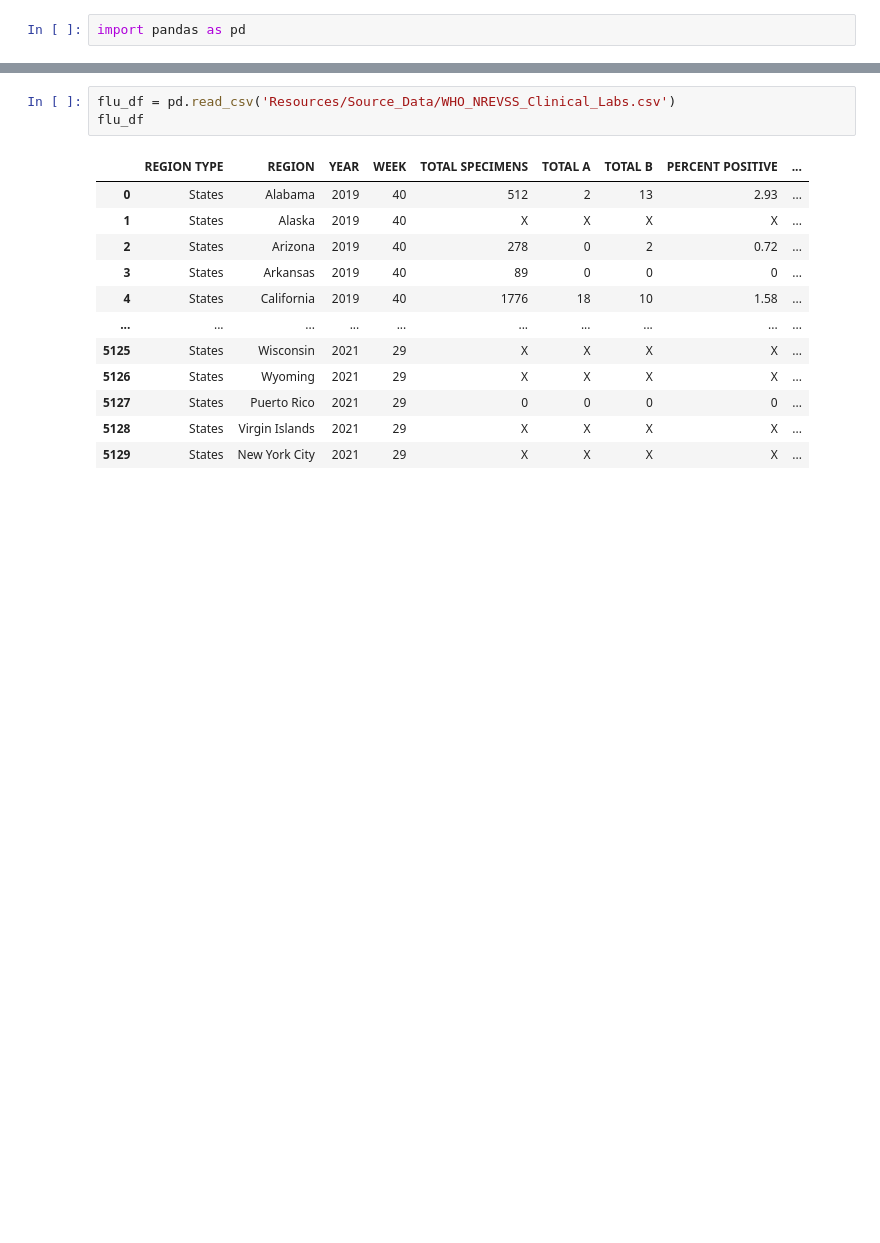
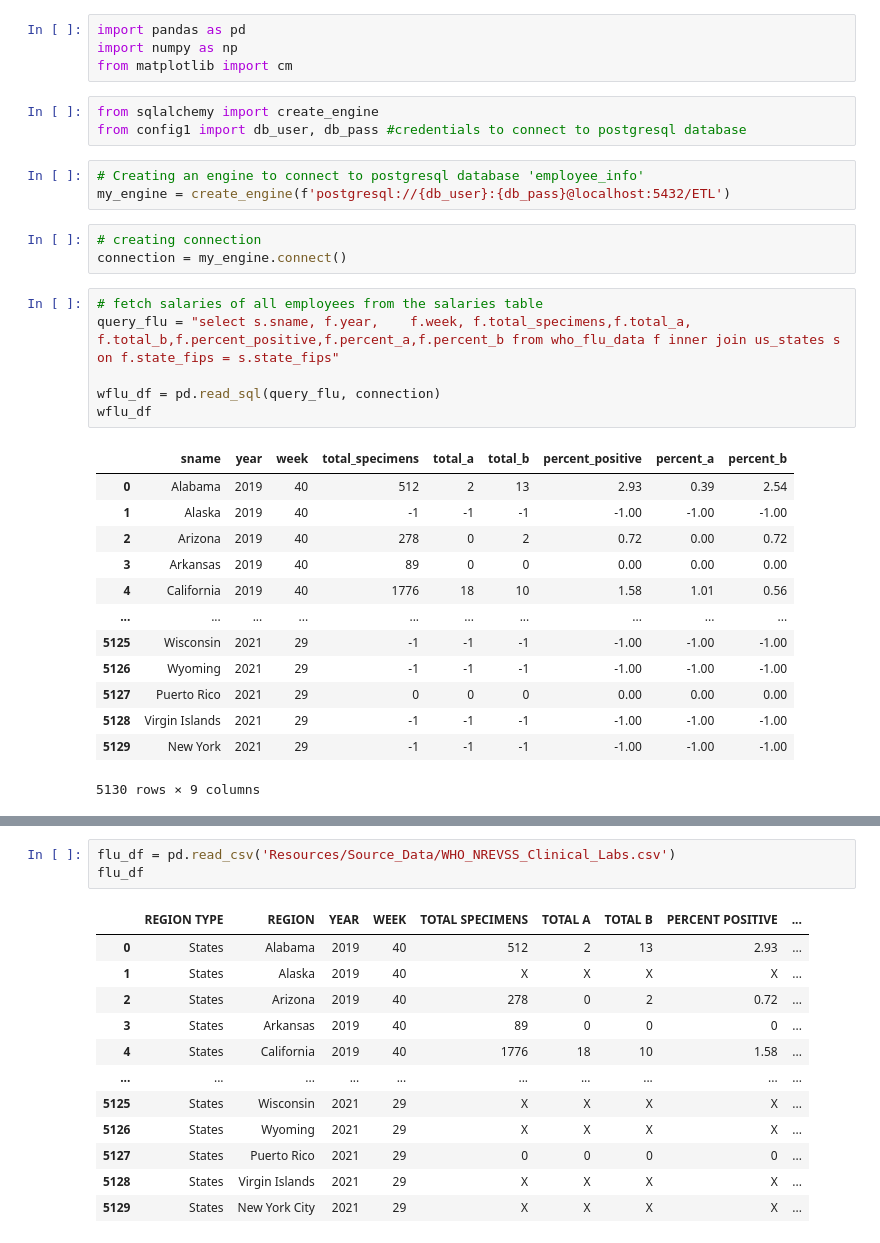
Before and after one commit to JosiahR89/Bootcamp-Project-2, a Jupyter notebook: etl_code_JR.IPYNB, the cells around one changed output, grey strips where cells are left out. Saved outputs shown, nothing was run; the diff lists cells and outputs as text; blank space fills up the shorter version.

```diff
--- a/etl_code_JR.IPYNB
+++ b/etl_code_JR.IPYNB
@@ -1,2 +1,33 @@
 # %%
 import pandas as pd
+import numpy as np
+from matplotlib import cm
+# %%
+from sqlalchemy import create_engine
+from config1 import db_user, db_pass #credentials to connect to postgresql database
+# %%
+# Creating an engine to connect to postgresql database 'employee_info'
+my_engine = create_engine(f'postgresql://{db_user}:{db_pass}@localhost:5432/ETL')
+# %%
+# creating connection
+connection = my_engine.connect()
+# %%
+# fetch salaries of all employees from the salaries table
+query_flu = "select s.sname, f.year,	f.week,	f.total_specimens,f.total_a,	f.total_b,f.percent_positive,f.percent_a,f.percent_b from who_flu_data f inner join us_states s on f.state_fips = s.state_fips"
+
+wflu_df = pd.read_sql(query_flu, connection)
+wflu_df
+# %% [output]
+|  | sname | year | week | total_specimens | total_a | total_b | percent_positive | percent_a | percent_b |
+| 0 | Alabama | 2019 | 40 | 512 | 2 | 13 | 2.93 | 0.39 | 2.54 |
+| 1 | Alaska | 2019 | 40 | -1 | -1 | -1 | -1.00 | -1.00 | -1.00 |
+| 2 | Arizona | 2019 | 40 | 278 | 0 | 2 | 0.72 | 0.00 | 0.72 |
+| 3 | Arkansas | 2019 | 40 | 89 | 0 | 0 | 0.00 | 0.00 | 0.00 |
+| 4 | California | 2019 | 40 | 1776 | 18 | 10 | 1.58 | 1.01 | 0.56 |
+| ... | ... | ... | ... | ... | ... | ... | ... | ... | ... |
+| 5125 | Wisconsin | 2021 | 29 | -1 | -1 | -1 | -1.00 | -1.00 | -1.00 |
+| 5126 | Wyoming | 2021 | 29 | -1 | -1 | -1 | -1.00 | -1.00 | -1.00 |
+| 5127 | Puerto Rico | 2021 | 29 | 0 | 0 | 0 | 0.00 | 0.00 | 0.00 |
+| 5128 | Virgin Islands | 2021 | 29 | -1 | -1 | -1 | -1.00 | -1.00 | -1.00 |
+| 5129 | New York | 2021 | 29 | -1 | -1 | -1 | -1.00 | -1.00 | -1.00 |
+5130 rows × 9 columns
```
Also changed, not shown: parts of 4 cells of this notebook, 3 other files.
